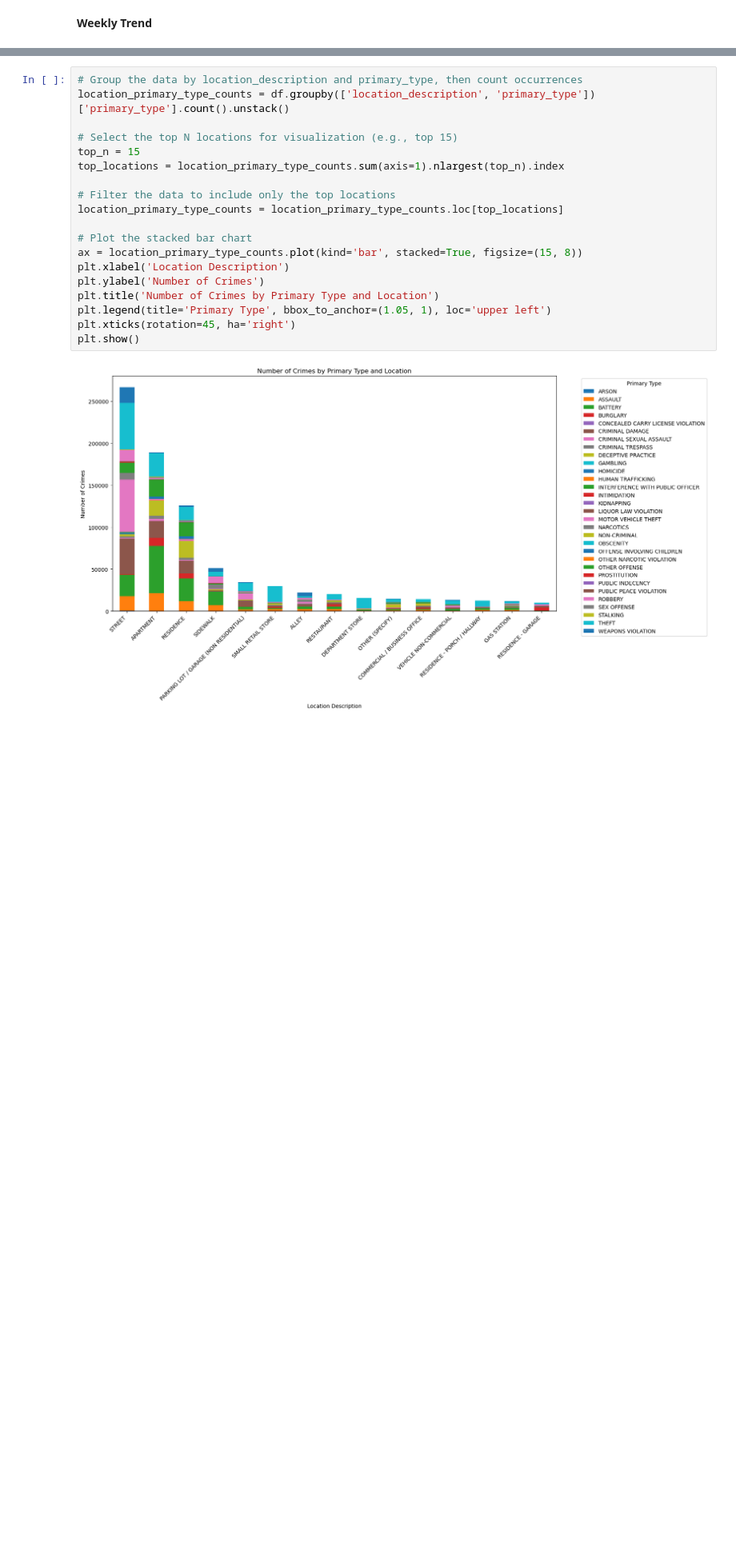
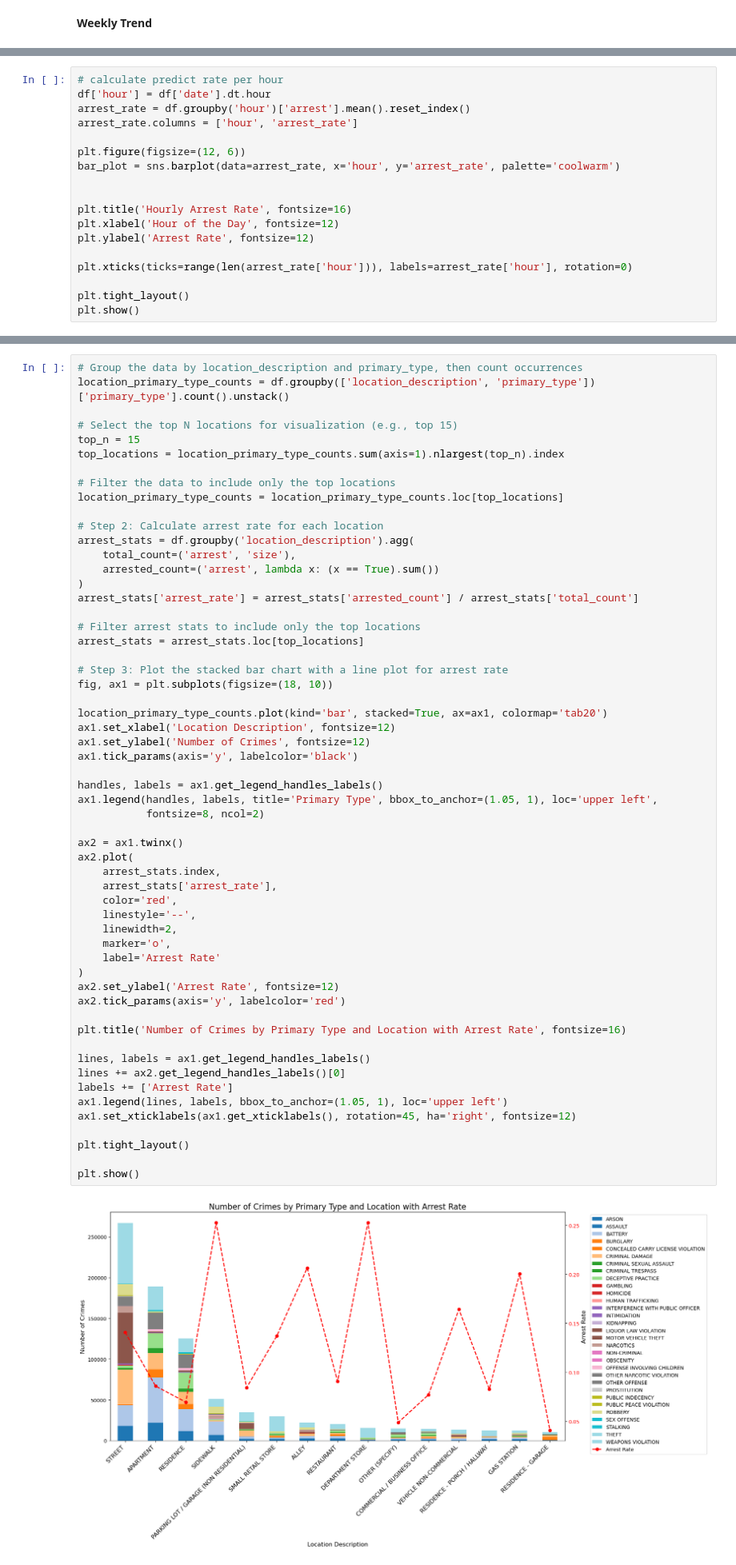
Before and after one commit to Ray7788/NIBRS-Crime-Prediction, a Jupyter notebook: EDA_Code/exploratory_analysis.ipynb, the cells around one changed output, grey strips where cells are left out. Shown at 80% size. Drawn from its saved outputs; the diff is of its cells as text; blank space fills up the shorter version.

```diff
--- a/EDA_Code/exploratory_analysis.ipynb
+++ b/EDA_Code/exploratory_analysis.ipynb
@@ -292,3 +436,21 @@ Passing `palette` without assigning `hue` is deprecated and will be removed in v
 
   sns.countplot(x=df['hour'], palette="coolwarm")
 [figure]
+# %%
+# calculate predict rate per hour
+df['hour'] = df['date'].dt.hour
+arrest_rate = df.groupby('hour')['arrest'].mean().reset_index()
+arrest_rate.columns = ['hour', 'arrest_rate']
+
+plt.figure(figsize=(12, 6))
+bar_plot = sns.barplot(data=arrest_rate, x='hour', y='arrest_rate', palette='coolwarm')
+
+
+plt.title('Hourly Arrest Rate', fontsize=16)
+plt.xlabel('Hour of the Day', fontsize=12)
+plt.ylabel('Arrest Rate', fontsize=12)
+
+plt.xticks(ticks=range(len(arrest_rate['hour'])), labels=arrest_rate['hour'], rotation=0)
+
+plt.tight_layout()
+plt.show()
@@ -317,24 +532,62 @@ plt.show()
 # %%
 # Group the data by location_description and primary_type, then count occurrences
 location_primary_type_counts = df.groupby(['location_description', 'primary_type'])['primary_type'].count().unstack()
 
 # Select the top N locations for visualization (e.g., top 15)
 top_n = 15
 top_locations = location_primary_type_counts.sum(axis=1).nlargest(top_n).index
 
 # Filter the data to include only the top locations
 location_primary_type_counts = location_primary_type_counts.loc[top_locations]
 
-# Plot the stacked bar chart
-ax = location_primary_type_counts.plot(kind='bar', stacked=True, figsize=(15, 8))
-plt.xlabel('Location Description')
-plt.ylabel('Number of Crimes')
-plt.title('Number of Crimes by Primary Type and Location')
-plt.legend(title='Primary Type', bbox_to_anchor=(1.05, 1), loc='upper left')
-plt.xticks(rotation=45, ha='right')
+# Step 2: Calculate arrest rate for each location
+arrest_stats = df.groupby('location_description').agg(
+    total_count=('arrest', 'size'),
+    arrested_count=('arrest', lambda x: (x == True).sum())
+)
+arrest_stats['arrest_rate'] = arrest_stats['arrested_count'] / arrest_stats['total_count']
+
+# Filter arrest stats to include only the top locations
+arrest_stats = arrest_stats.loc[top_locations]
+
+# Step 3: Plot the stacked bar chart with a line plot for arrest rate
+fig, ax1 = plt.subplots(figsize=(18, 10))
+
+location_primary_type_counts.plot(kind='bar', stacked=True, ax=ax1, colormap='tab20')
+ax1.set_xlabel('Location Description', fontsize=12)
+ax1.set_ylabel('Number of Crimes', fontsize=12)
+ax1.tick_params(axis='y', labelcolor='black')
+
+handles, labels = ax1.get_legend_handles_labels()
+ax1.legend(handles, labels, title='Primary Type', bbox_to_anchor=(1.05, 1), loc='upper left',
+           fontsize=8, ncol=2)
+
+ax2 = ax1.twinx()
+ax2.plot(
+    arrest_stats.index,
+    arrest_stats['arrest_rate'],
+    color='red',
+    linestyle='--',
+    linewidth=2,
+    marker='o',
+    label='Arrest Rate'
+)
+ax2.set_ylabel('Arrest Rate', fontsize=12)
+ax2.tick_params(axis='y', labelcolor='red')
+
+plt.title('Number of Crimes by Primary Type and Location with Arrest Rate', fontsize=16)
+
+lines, labels = ax1.get_legend_handles_labels()
+lines += ax2.get_legend_handles_labels()[0]
+labels += ['Arrest Rate']
+ax1.legend(lines, labels, bbox_to_anchor=(1.05, 1), loc='upper left')
+ax1.set_xticklabels(ax1.get_xticklabels(), rotation=45, ha='right', fontsize=12)
+
+plt.tight_layout()
+
 plt.show()
 # %% [output]
-[figure, old version]
+[figure, new version]
 # %%
 # get crime geo data
 crime_geo = df[['primary_type', 'latitude', 'longitude']].dropna()
```
Also changed, not shown: parts of 10 cells of this notebook.
